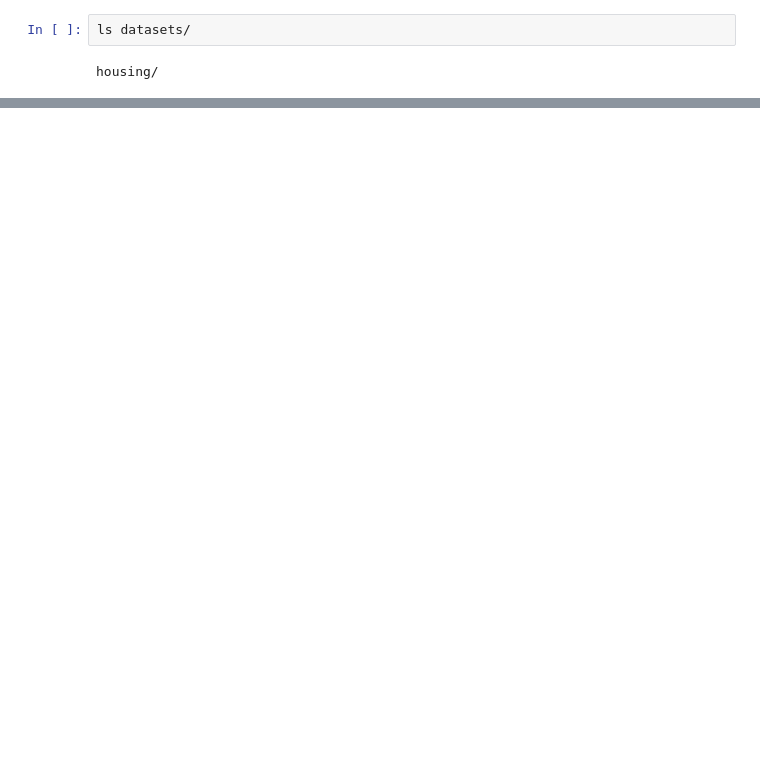
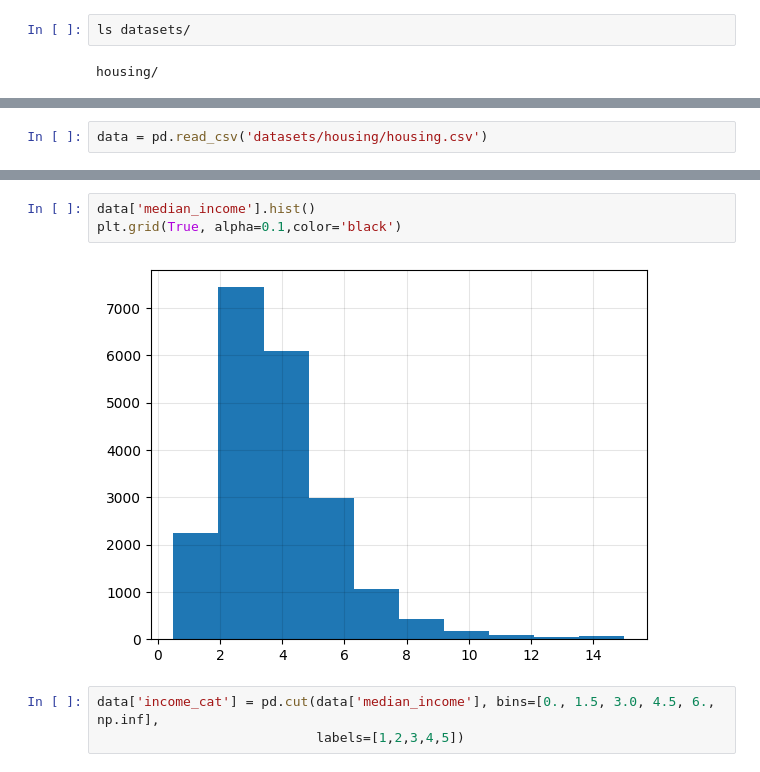
Before and after one commit to HuzaifaXool/ML-HUB, a Jupyter notebook: 1/1.ipynb, the cells around one changed output, grey strips where cells are left out. Saved outputs shown, nothing was run; the diff lists cells and outputs as text; blank space fills up the shorter version.

```diff
--- a/1/1.ipynb
+++ b/1/1.ipynb
@@ -27,0 +30,2 @@ housing/
+# %%
+data = pd.read_csv('datasets/housing/housing.csv')
@@ -27,0 +178,8 @@ housing/
+# %%
+data['median_income'].hist()
+plt.grid(True, alpha=0.1,color='black')
+# %% [output]
+[figure, added]
+# %%
+data['income_cat'] = pd.cut(data['median_income'], bins=[0., 1.5, 3.0, 4.5, 6., np.inf],
+                            labels=[1,2,3,4,5])
```
Also changed, not shown: parts of 82 cells of this notebook.
